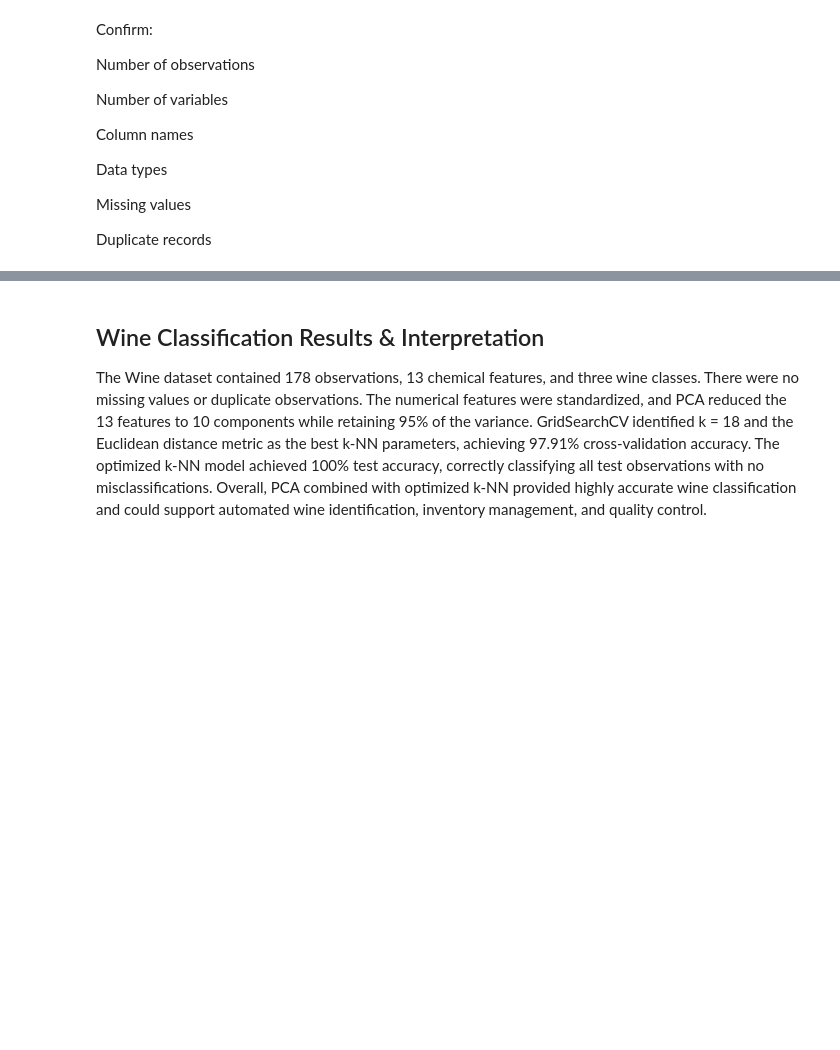
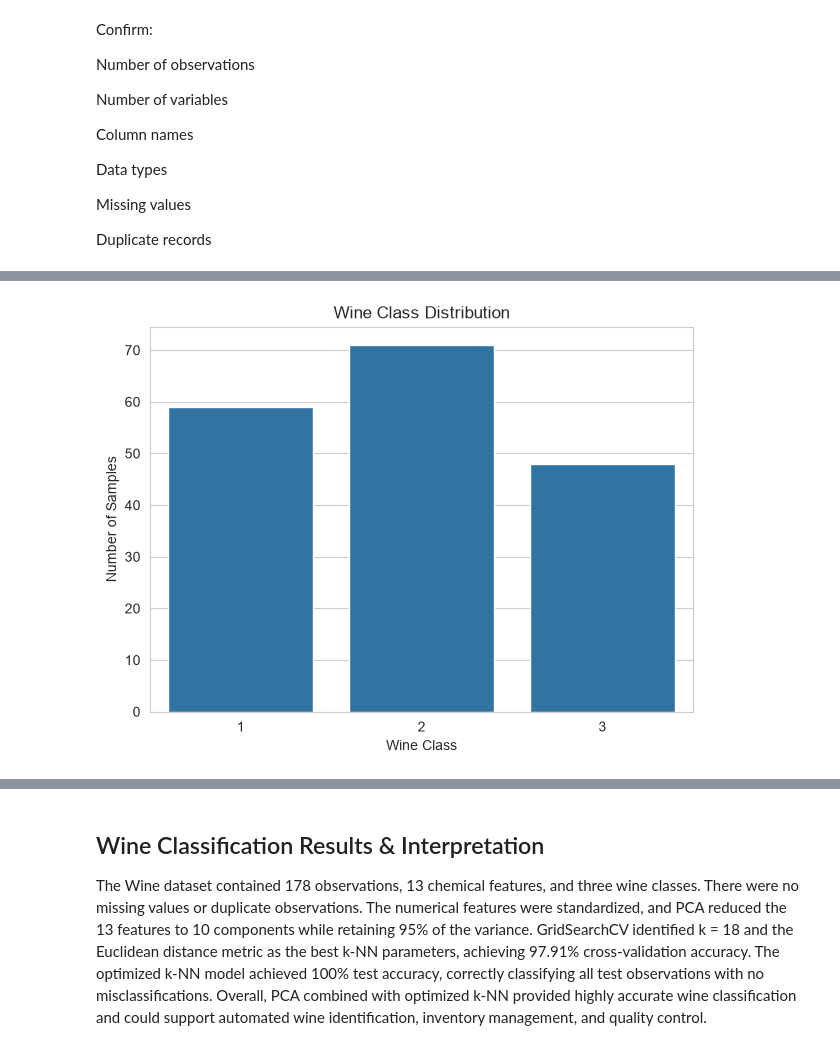
Before and after one commit to Francis1690/DataVine_Analytcs_Group_15_Lab, a Jupyter notebook: DataVine_Analytics_Summative_Lab.ipynb, the cells around one changed output, grey strips where cells are left out. Drawn from its saved outputs; the diff is of its cells as text; code cells hidden in the pictures; blank space fills up the shorter version.

```diff
--- a/DataVine_Analytics_Summative_Lab.ipynb
+++ b/DataVine_Analytics_Summative_Lab.ipynb
@@ -165,12 +221,11 @@ print(wine[target_column].value_counts())
 # %%
-#Visualize
+# Visualize
 plt.figure(figsize=(7, 5))
-sns.countplot(
-    data=wine,
-    x=target_column
-)
+sns.countplot(data=wine, x=target_column)
 plt.title("Wine Class Distribution")
 plt.xlabel("Wine Class")
 plt.ylabel("Number of Samples")
 plt.show()
+# %% [output]
+[figure, added]
 # %%
```
Also changed, not shown: parts of 45 cells of this notebook.
